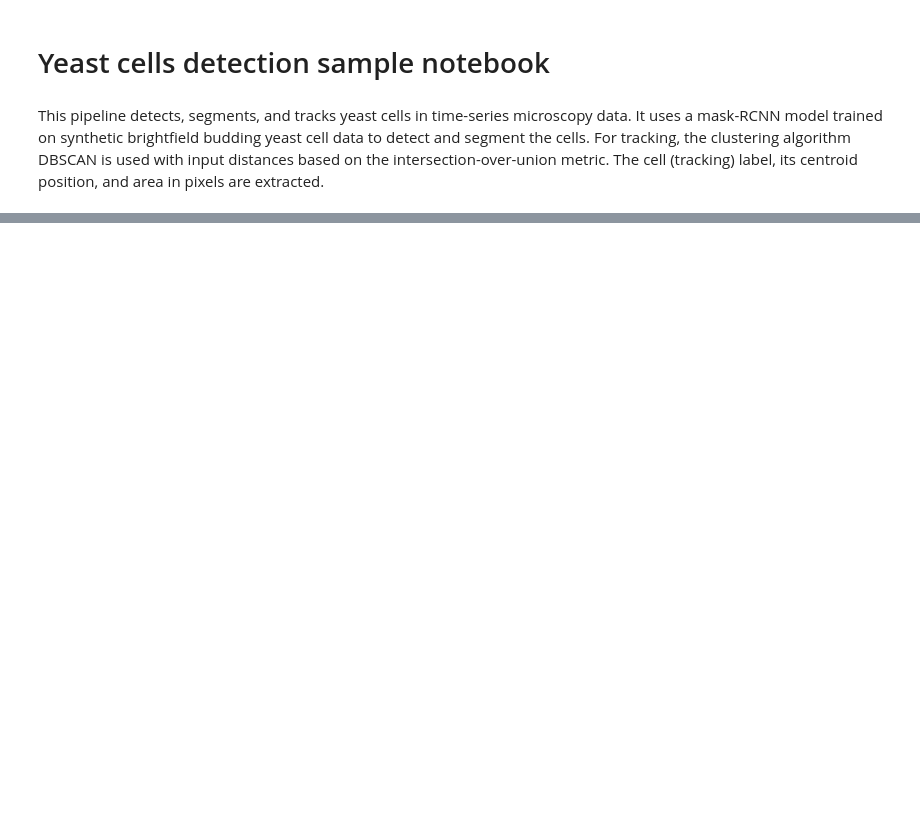
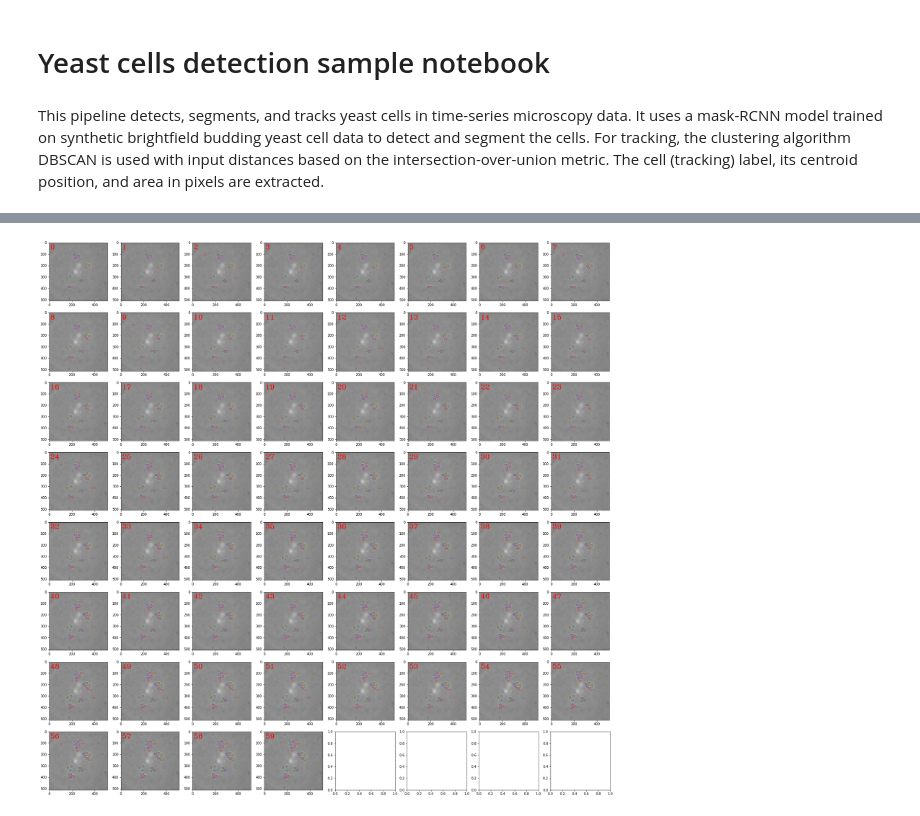
Before and after one commit to ymzayek/yeastcells-detection-maskrcnn, a Jupyter notebook: notebooks/example_pipeline.ipynb, the cells around one changed output, grey strips where cells are left out. Saved outputs shown, nothing was run; the diff lists cells and outputs as text; code cells hidden in the pictures; blank space fills up the shorter version.

```diff
--- a/notebooks/example_pipeline.ipynb
+++ b/notebooks/example_pipeline.ipynb
@@ -179,0 +169,7 @@ with tifffile.TiffWriter(f'{masks_out}.tif') as stack:
+# %%
+# Alternatively, plot every frame idependently
+axes = plt.subplots(8, 8, figsize=(30, 30))[1].ravel()
+for axis, frame in zip(axes, scene):
+  axis.imshow(frame)
+# %% [output]
+[figure, added]
```
Also changed, not shown: parts of 51 cells of this notebook.
